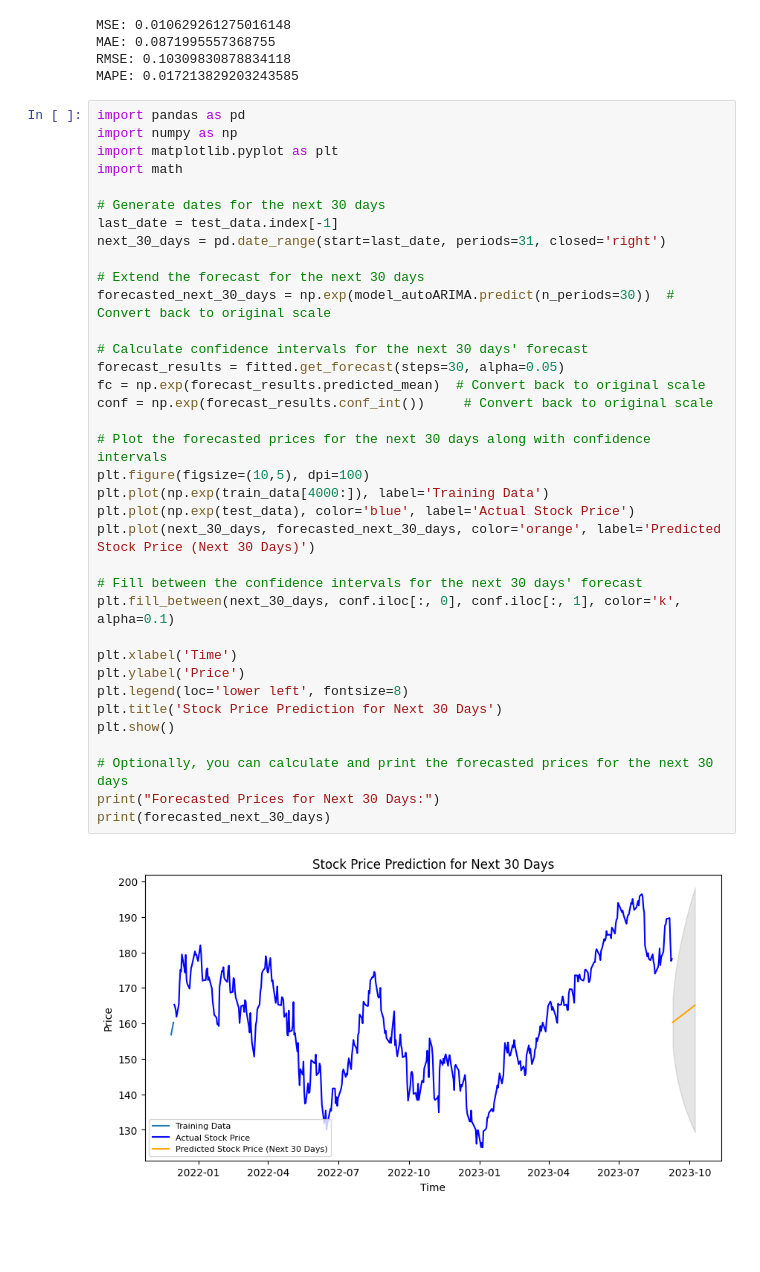
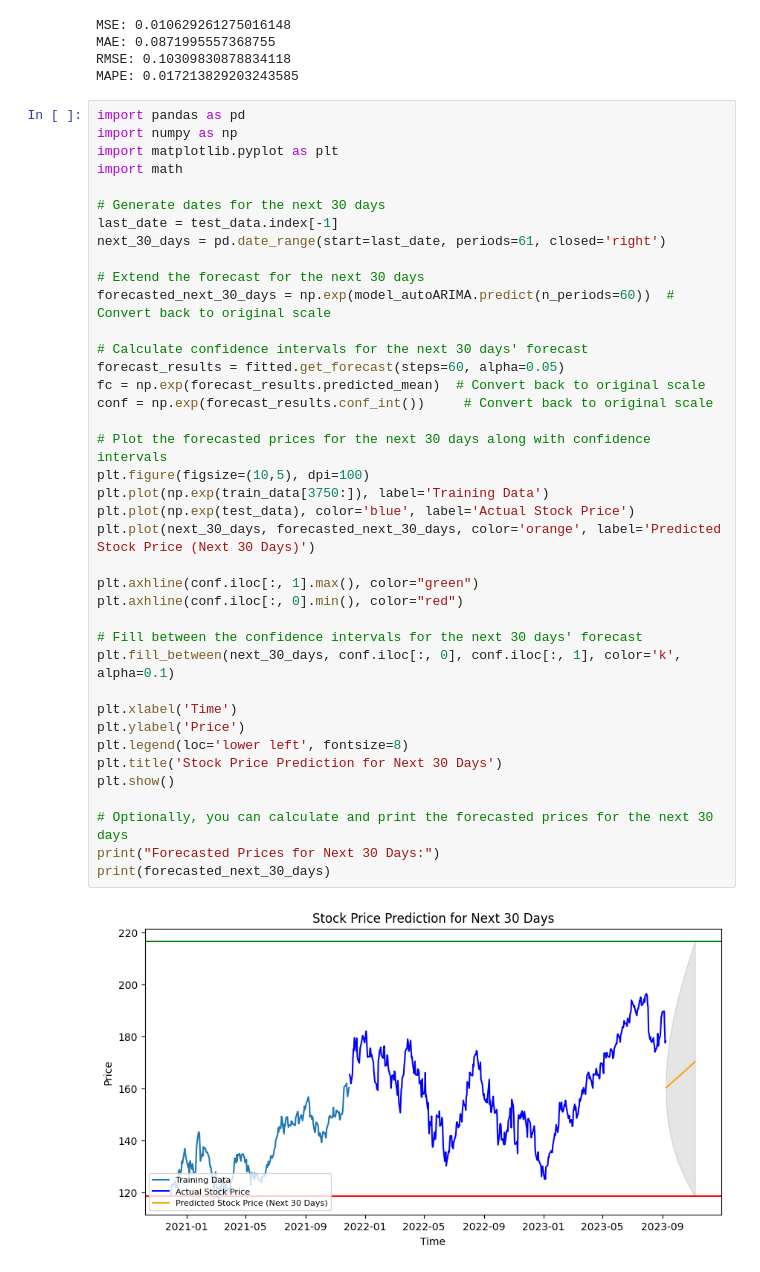
Before and after one commit to erendagasan/Eren-Dagasan-Personal, a Jupyter notebook: ARMIS.ipynb, the cells around one changed output. Drawn from its saved outputs; the diff is of its cells as text; blank space fills up the shorter version.

```diff
--- a/ARMIS.ipynb
+++ b/ARMIS.ipynb
@@ -250,38 +253,41 @@ import numpy as np
 import matplotlib.pyplot as plt
 import math
 
 # Generate dates for the next 30 days
 last_date = test_data.index[-1]
-next_30_days = pd.date_range(start=last_date, periods=31, closed='right')
+next_30_days = pd.date_range(start=last_date, periods=61, closed='right')
 
 # Extend the forecast for the next 30 days
-forecasted_next_30_days = np.exp(model_autoARIMA.predict(n_periods=30))  # Convert back to original scale
+forecasted_next_30_days = np.exp(model_autoARIMA.predict(n_periods=60))  # Convert back to original scale
 
 # Calculate confidence intervals for the next 30 days' forecast
-forecast_results = fitted.get_forecast(steps=30, alpha=0.05)
+forecast_results = fitted.get_forecast(steps=60, alpha=0.05)
 fc = np.exp(forecast_results.predicted_mean)  # Convert back to original scale
 conf = np.exp(forecast_results.conf_int())     # Convert back to original scale
 
 # Plot the forecasted prices for the next 30 days along with confidence intervals
 plt.figure(figsize=(10,5), dpi=100)
-plt.plot(np.exp(train_data[4000:]), label='Training Data')
+plt.plot(np.exp(train_data[3750:]), label='Training Data')
 plt.plot(np.exp(test_data), color='blue', label='Actual Stock Price')
 plt.plot(next_30_days, forecasted_next_30_days, color='orange', label='Predicted Stock Price (Next 30 Days)')
+
+plt.axhline(conf.iloc[:, 1].max(), color="green")
+plt.axhline(conf.iloc[:, 0].min(), color="red")
 
 # Fill between the confidence intervals for the next 30 days' forecast
 plt.fill_between(next_30_days, conf.iloc[:, 0], conf.iloc[:, 1], color='k', alpha=0.1)
 
 plt.xlabel('Time')
 plt.ylabel('Price')
 plt.legend(loc='lower left', fontsize=8)
 plt.title('Stock Price Prediction for Next 30 Days')
 plt.show()
 
 # Optionally, you can calculate and print the forecasted prices for the next 30 days
 print("Forecasted Prices for Next 30 Days:")
 print(forecasted_next_30_days)
 # %% [output]
-[figure, old version]
+[figure, new version]
 Forecasted Prices for Next 30 Days:
 4002    160.294988
 4003    160.458488
```
Also changed, not shown: parts of 2 cells of this notebook.
